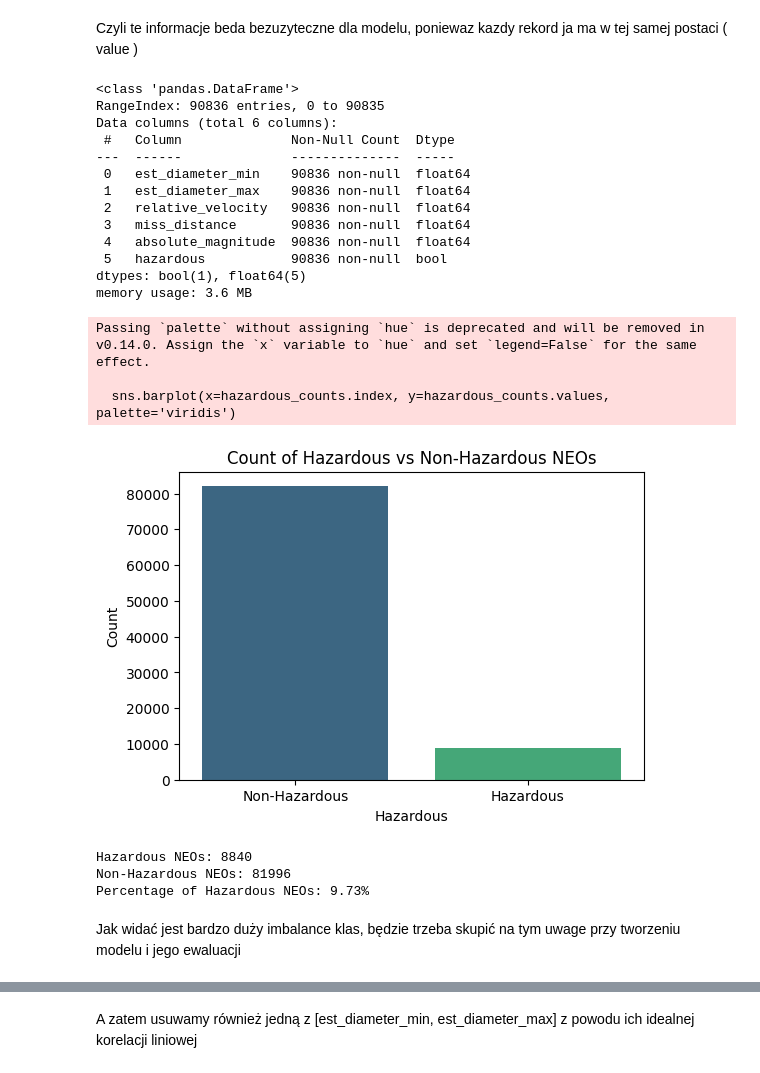
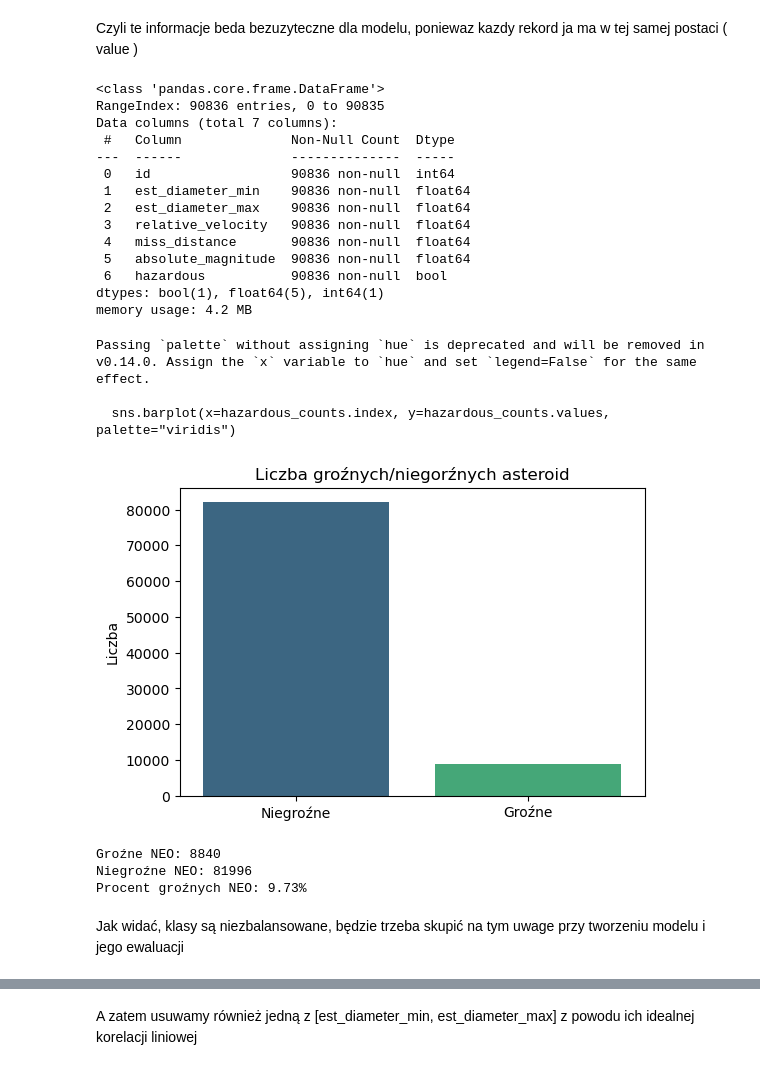
Before and after one commit to Zajecia-na-PWr-LR/lista-4-projekt-grupowy-1, a Jupyter notebook: notebooks/eda.ipynb, the cells around one changed output, grey strips where cells are left out. Saved outputs shown, nothing was run; the diff lists cells and outputs as text; code cells hidden in the pictures.

```diff
--- a/notebooks/eda.ipynb
+++ b/notebooks/eda.ipynb
@@ -80,48 +118,49 @@ print(df["sentry_object"].unique())
 # %% [markdown]
 Czyli te informacje beda bezuzyteczne dla modelu, poniewaz kazdy rekord ja ma w tej samej postaci ( value )
 # %%
-df = df.drop(["id", "name", "orbiting_body", "sentry_object"], axis=1)
+df = df.drop(["name", "orbiting_body", "sentry_object"], axis=1)
 df.info()
 # %% [output]
-<class 'pandas.DataFrame'>
+<class 'pandas.core.frame.DataFrame'>
 RangeIndex: 90836 entries, 0 to 90835
-Data columns (total 6 columns):
+Data columns (total 7 columns):
  #   Column              Non-Null Count  Dtype
 ---  ------              --------------  -----
- 0   est_diameter_min    90836 non-null  float64
- 1   est_diameter_max    90836 non-null  float64
- 2   relative_velocity   90836 non-null  float64
- 3   miss_distance       90836 non-null  float64
- 4   absolute_magnitude  90836 non-null  float64
- 5   hazardous           90836 non-null  bool
-dtypes: bool(1), float64(5)
-memory usage: 3.6 MB
+ 0   id                  90836 non-null  int64
+ 1   est_diameter_min    90836 non-null  float64
+ 2   est_diameter_max    90836 non-null  float64
+ 3   relative_velocity   90836 non-null  float64
+ 4   miss_distance       90836 non-null  float64
+ 5   absolute_magnitude  90836 non-null  float64
+ 6   hazardous           90836 non-null  bool
+dtypes: bool(1), float64(5), int64(1)
+memory usage: 4.2 MB
 # %%
 hazardous_counts = df["hazardous"].value_counts()
 plt.figure(figsize=(6, 4))
 sns.barplot(x=hazardous_counts.index, y=hazardous_counts.values, palette="viridis")
-plt.title("Count of Hazardous vs Non-Hazardous NEOs")
-plt.xlabel("Hazardous")
-plt.ylabel("Count")
-plt.xticks([0, 1], ["Non-Hazardous", "Hazardous"])
+plt.title("Liczba groźnych/niegorźnych asteroid")
+plt.xlabel("")
+plt.ylabel("Liczba")
+plt.xticks([0, 1], ["Niegroźne", "Groźne"])
 plt.show()
 # %% [output]
 Passing `palette` without assigning `hue` is deprecated and will be removed in v0.14.0. Assign the `x` variable to `hue` and set `legend=False` for the same effect.
 
-  sns.barplot(x=hazardous_counts.index, y=hazardous_counts.values, palette='viridis')
+  sns.barplot(x=hazardous_counts.index, y=hazardous_counts.values, palette="viridis")
-[figure, old version]
+[figure, new version]
 # %%
-print(f"Hazardous NEOs: {hazardous_counts[True]}")
-print(f"Non-Hazardous NEOs: {hazardous_counts[False]}")
+print(f"Groźne NEO: {hazardous_counts[True]}")
+print(f"Niegroźne NEO: {hazardous_counts[False]}")
 print(
-    f"Percentage of Hazardous NEOs: {hazardous_counts[True] / (hazardous_counts[True] + hazardous_counts[False]) * 100:.2f}%"
+    f"Procent groźnych NEO: {hazardous_counts[True] / (hazardous_counts[True] + hazardous_counts[False]) * 100:.2f}%"
 )
 # %% [output]
-Hazardous NEOs: 8840
-Non-Hazardous NEOs: 81996
-Percentage of Hazardous NEOs: 9.73%
+Groźne NEO: 8840
+Niegroźne NEO: 81996
+Procent groźnych NEO: 9.73%
 # %% [markdown]
-Jak widać jest bardzo duży imbalance klas, będzie trzeba skupić na tym uwage przy tworzeniu modelu i jego ewaluacji
+Jak widać, klasy są niezbalansowane, będzie trzeba skupić na tym uwage przy tworzeniu modelu i jego ewaluacji
 # %%
 df_corr = df.copy()
 df_corr["hazardous"] = df_corr["hazardous"].astype(int)
```
Also changed, not shown: parts of 17 cells of this notebook, 5 other files.
